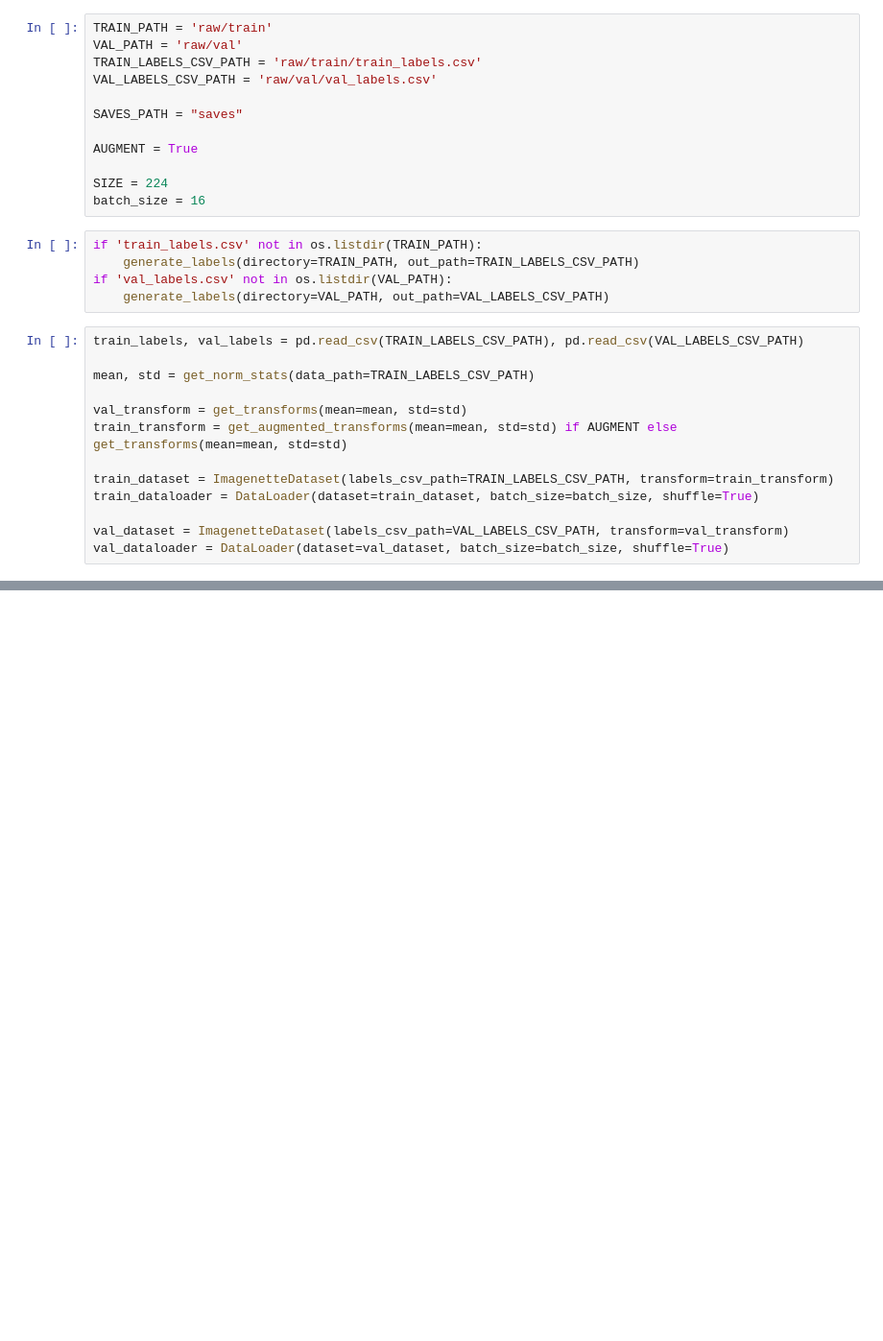
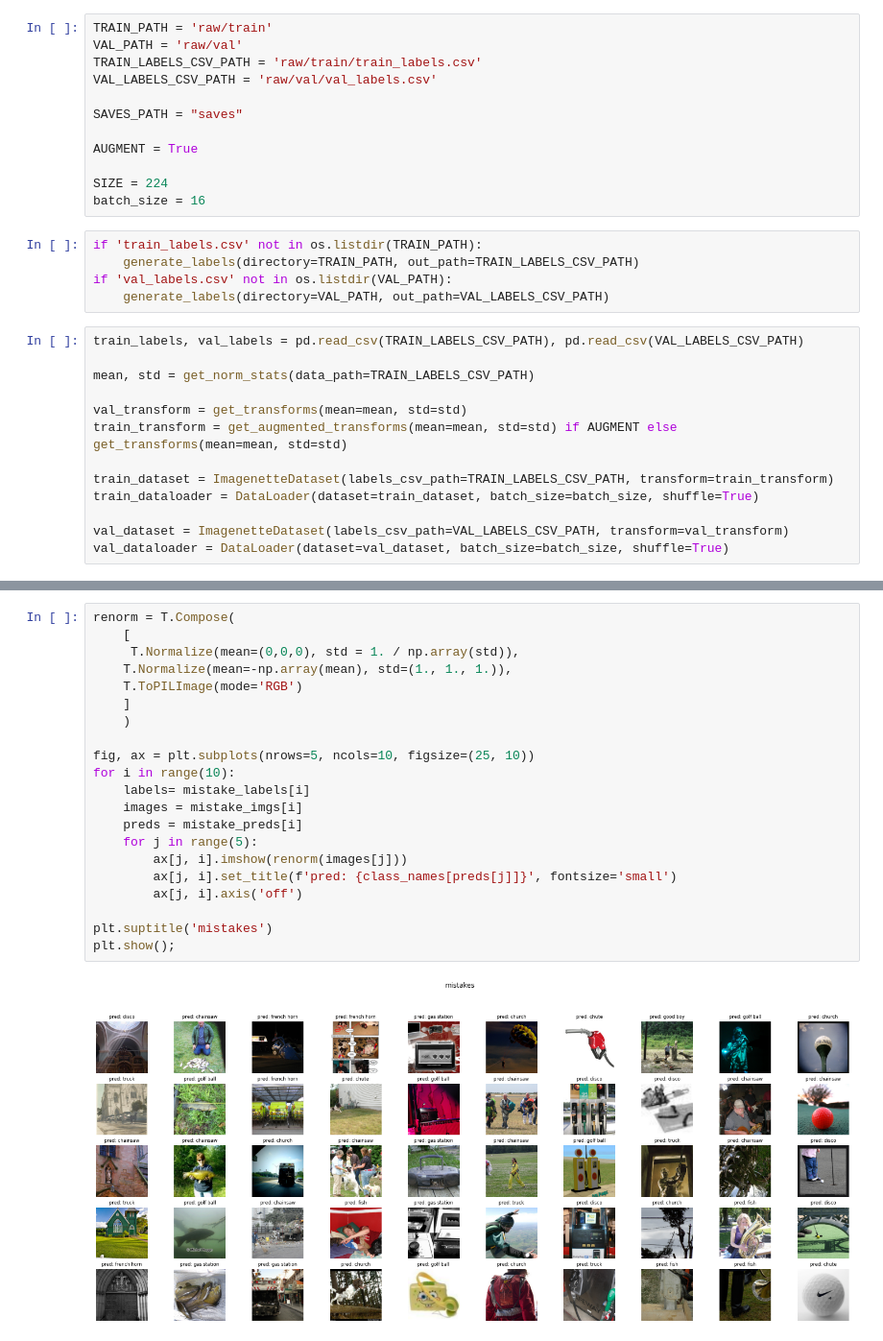
Before and after one commit to AnnaAltynova/imagenette, a Jupyter notebook: imagenette/DenseNet.ipynb, the cells around one changed output, grey strips where cells are left out. Shown at 96% size. Saved outputs shown, nothing was run; the diff lists cells and outputs as text; blank space fills up the shorter version.

```diff
--- a/imagenette/DenseNet.ipynb
+++ b/imagenette/DenseNet.ipynb
@@ -116,0 +194,23 @@ train_procedure(n_epochs=N_EPOCHS, model=model, train_iterator=train_dataloader,
+# %%
+renorm = T.Compose(
+    [
+     T.Normalize(mean=(0,0,0), std = 1. / np.array(std)),
+    T.Normalize(mean=-np.array(mean), std=(1., 1., 1.)),
+    T.ToPILImage(mode='RGB')
+    ]
+    )
+
+fig, ax = plt.subplots(nrows=5, ncols=10, figsize=(25, 10))
+for i in range(10):
+    labels= mistake_labels[i]
+    images = mistake_imgs[i]
+    preds = mistake_preds[i]
+    for j in range(5):
+        ax[j, i].imshow(renorm(images[j]))
+        ax[j, i].set_title(f'pred: {class_names[preds[j]]}', fontsize='small')
+        ax[j, i].axis('off')
+
+plt.suptitle('mistakes')
+plt.show();
+# %% [output]
+[figure, added]
```
Also changed, not shown: parts of 6 cells of this notebook, 1 other file.
